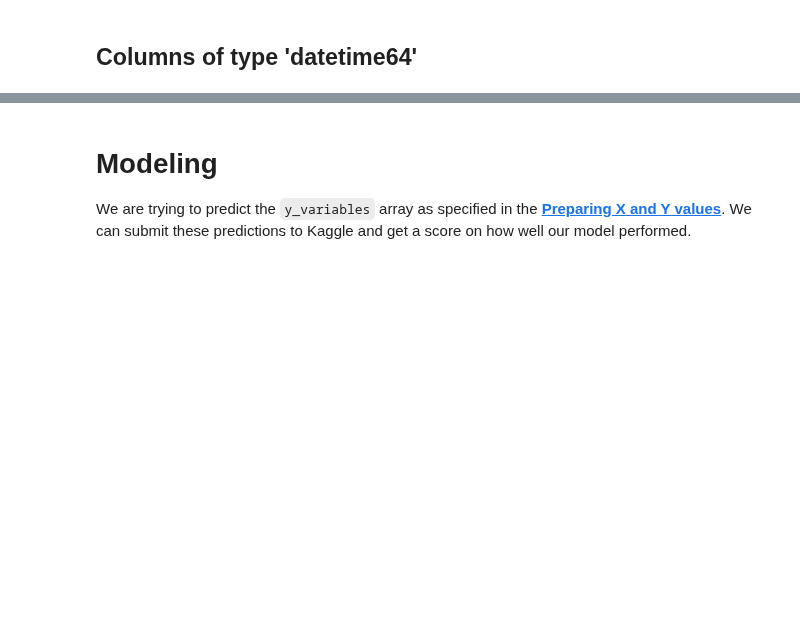
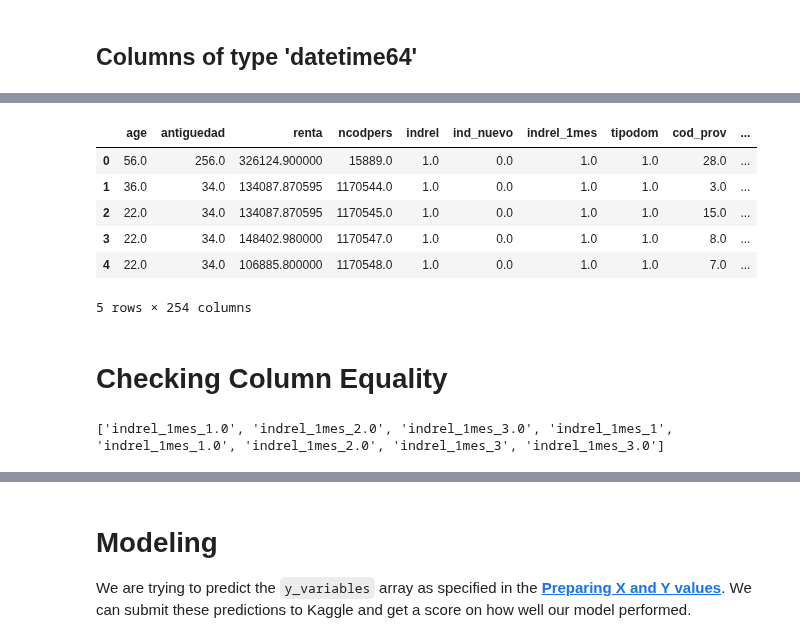
Before and after one commit to casperbh96/mbml, a Jupyter notebook: Data Preparation.ipynb, the cells around one changed output, grey strips where cells are left out. Cells and saved outputs as stored; diff of their text form; code cells hidden in the pictures; blank space fills up the shorter version.

```diff
--- a/Data Preparation.ipynb
+++ b/Data Preparation.ipynb
@@ -334,0 +348,21 @@ X_train.head(5)
+# %%
+X_test.head(5)
+# %% [output]
+|  | age | antiguedad | renta | ncodpers | indrel | ind_nuevo | indrel_1mes | tipodom | cod_prov | ... |
+| 0 | 56.0 | 256.0 | 326124.900000 | 15889.0 | 1.0 | 0.0 | 1.0 | 1.0 | 28.0 | ... |
+| 1 | 36.0 | 34.0 | 134087.870595 | 1170544.0 | 1.0 | 0.0 | 1.0 | 1.0 | 3.0 | ... |
+| 2 | 22.0 | 34.0 | 134087.870595 | 1170545.0 | 1.0 | 0.0 | 1.0 | 1.0 | 15.0 | ... |
+| 3 | 22.0 | 34.0 | 148402.980000 | 1170547.0 | 1.0 | 0.0 | 1.0 | 1.0 | 8.0 | ... |
+| 4 | 22.0 | 34.0 | 106885.800000 | 1170548.0 | 1.0 | 0.0 | 1.0 | 1.0 | 7.0 | ... |
+5 rows × 254 columns
+# %% [markdown]
+# Checking Column Equality
+# %%
+not_in_test = []
+for col in X_train.columns:
+    if col not in X_test.columns and col not in y_variables:
+        not_in_test.append(col)
+
+print(not_in_test)
+# %% [output]
+['indrel_1mes_1.0', 'indrel_1mes_2.0', 'indrel_1mes_3.0', 'indrel_1mes_1', 'indrel_1mes_1.0', 'indrel_1mes_2.0', 'indrel_1mes_3', 'indrel_1mes_3.0']
```
Also changed, not shown: parts of 11 cells of this notebook.
